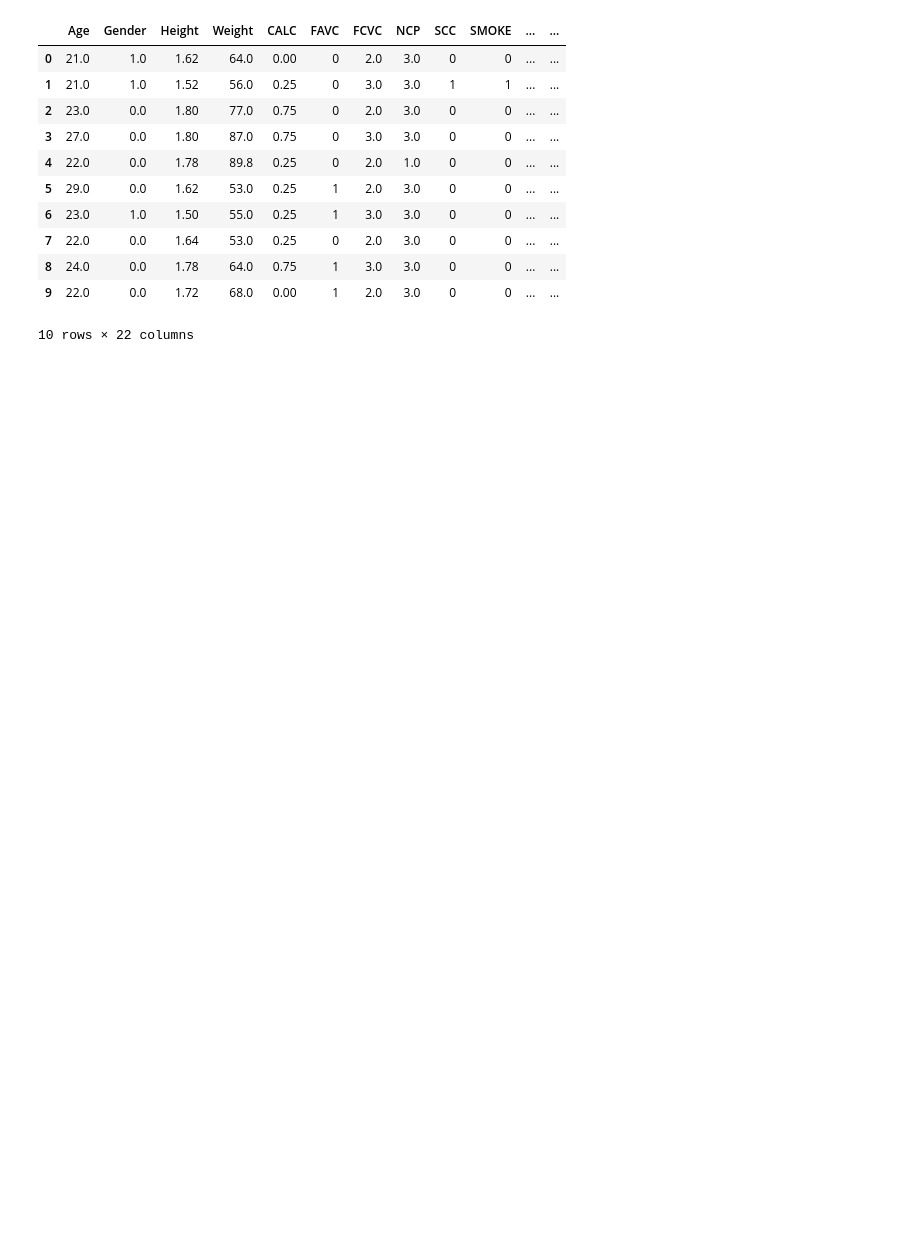
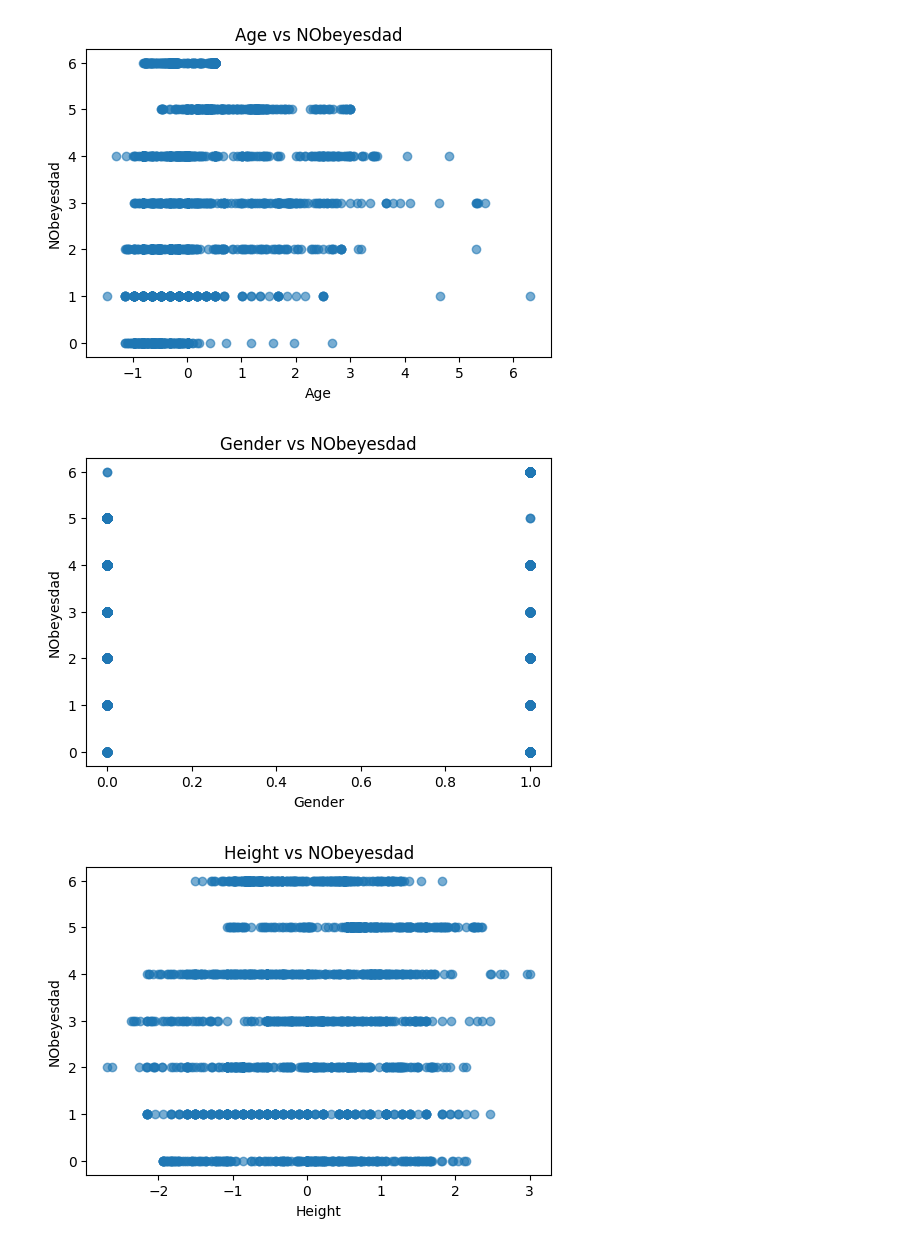
Before and after one commit to xDhruboVai/CSE422-Lab-Project, a Jupyter notebook: notebooks/5_kmeans_clustering.ipynb, the cells around one changed output. Saved outputs shown, nothing was run; the diff lists cells and outputs as text; code cells hidden in the pictures; blank space fills up the shorter version.

```diff
--- a/notebooks/5_kmeans_clustering.ipynb
+++ b/notebooks/5_kmeans_clustering.ipynb
@@ -5,4 +10,9 @@ import os
 sys.path.append(os.path.abspath('/Users/dihanislamdhrubo/Downloads/CSE422-Lab-Project-main'))
 from src import kmeans_clustering
 # %%
-source = pd.read_csv("/Users/dihanislamdhrubo/Downloads/CSE422-Lab-Project-main/data/processed_dataset.csv")
+#Get the df and the list of features
+source_scaled = pd.read_csv("/Users/dihanislamdhrubo/Downloads/CSE422-Lab-Project-main/data/scaled_processed_dataset.csv")
+source_scaled = source_scaled.rename(columns = {'target': 'NObeyesdad'})
+
+all_columns = source_scaled.columns.to_list()
+print(all_columns)
@@ -9,17 +21,15 @@ source = pd.read_csv("/Users/dihanislamdhrubo/Downloads/CSE422-Lab-Project-main/
-# %%
-cluster = 3
-km,y_predicted = kmeans_clustering.implement_KMC(source, cluster)  ##stores the model and the predicted values
-source["Group_cluster"] = y_predicted
-# %% [output]
-|  | Age | Gender | Height | Weight | CALC | FAVC | FCVC | NCP | SCC | SMOKE | ... | ... |
-| 0 | 21.0 | 1.0 | 1.62 | 64.0 | 0.00 | 0 | 2.0 | 3.0 | 0 | 0 | ... | ... |
-| 1 | 21.0 | 1.0 | 1.52 | 56.0 | 0.25 | 0 | 3.0 | 3.0 | 1 | 1 | ... | ... |
-| 2 | 23.0 | 0.0 | 1.80 | 77.0 | 0.75 | 0 | 2.0 | 3.0 | 0 | 0 | ... | ... |
-| 3 | 27.0 | 0.0 | 1.80 | 87.0 | 0.75 | 0 | 3.0 | 3.0 | 0 | 0 | ... | ... |
-| 4 | 22.0 | 0.0 | 1.78 | 89.8 | 0.25 | 0 | 2.0 | 1.0 | 0 | 0 | ... | ... |
-| 5 | 29.0 | 0.0 | 1.62 | 53.0 | 0.25 | 1 | 2.0 | 3.0 | 0 | 0 | ... | ... |
-| 6 | 23.0 | 1.0 | 1.50 | 55.0 | 0.25 | 1 | 3.0 | 3.0 | 0 | 0 | ... | ... |
-| 7 | 22.0 | 0.0 | 1.64 | 53.0 | 0.25 | 0 | 2.0 | 3.0 | 0 | 0 | ... | ... |
-| 8 | 24.0 | 0.0 | 1.78 | 64.0 | 0.75 | 1 | 3.0 | 3.0 | 0 | 0 | ... | ... |
-| 9 | 22.0 | 0.0 | 1.72 | 68.0 | 0.00 | 1 | 2.0 | 3.0 | 0 | 0 | ... | ... |
-10 rows × 22 columns
+# %%
+feature_columns = [col for col in source_scaled.columns]
+
+# Plot each feature vs target
+for feature in feature_columns:
+    plt.figure(figsize=(6,4))
+    plt.scatter(source_scaled[feature], source_scaled['NObeyesdad'], alpha=0.6)
+    plt.title(f'{feature} vs NObeyesdad')
+    plt.xlabel(feature)
+    plt.ylabel('NObeyesdad')
+    plt.show()
+# %% [output]
+[figure, added]
+[figure, added]
+[figure, added]
```
Also changed, not shown: parts of 3 cells of this notebook, 5 other files.
